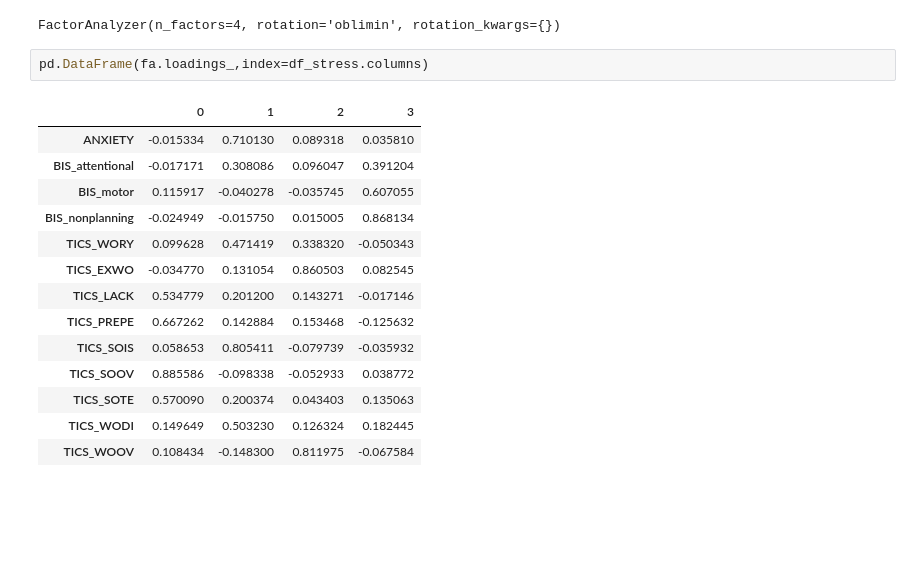
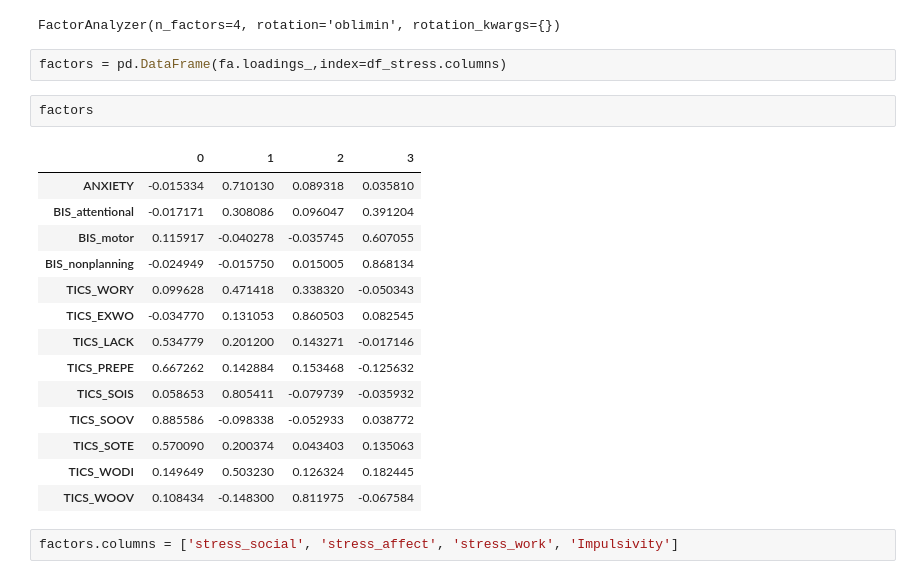
Before and after one commit to 2020201079/brsm-project, a Jupyter notebook: BRSM_Project.ipynb, the cells around one changed output. Saved outputs shown, nothing was run; the diff lists cells and outputs as text; blank space fills up the shorter version.

Commit message:
Give col names to factor analysis

```diff
--- a/BRSM_Project.ipynb
+++ b/BRSM_Project.ipynb
@@ -289,19 +289,23 @@ fa.fit(df_stress)
 # %% [output]
 FactorAnalyzer(n_factors=4, rotation='oblimin', rotation_kwargs={})
 # %%
-pd.DataFrame(fa.loadings_,index=df_stress.columns)
+factors = pd.DataFrame(fa.loadings_,index=df_stress.columns)
-# %% [output]
-|  | 0 | 1 | 2 | 3 |
-| ANXIETY | -0.015334 | 0.710130 | 0.089318 | 0.035810 |
-| BIS_attentional | -0.017171 | 0.308086 | 0.096047 | 0.391204 |
-| BIS_motor | 0.115917 | -0.040278 | -0.035745 | 0.607055 |
-| BIS_nonplanning | -0.024949 | -0.015750 | 0.015005 | 0.868134 |
-| TICS_WORY | 0.099628 | 0.471419 | 0.338320 | -0.050343 |
-| TICS_EXWO | -0.034770 | 0.131054 | 0.860503 | 0.082545 |
-| TICS_LACK | 0.534779 | 0.201200 | 0.143271 | -0.017146 |
-| TICS_PREPE | 0.667262 | 0.142884 | 0.153468 | -0.125632 |
-| TICS_SOIS | 0.058653 | 0.805411 | -0.079739 | -0.035932 |
-| TICS_SOOV | 0.885586 | -0.098338 | -0.052933 | 0.038772 |
-| TICS_SOTE | 0.570090 | 0.200374 | 0.043403 | 0.135063 |
-| TICS_WODI | 0.149649 | 0.503230 | 0.126324 | 0.182445 |
-| TICS_WOOV | 0.108434 | -0.148300 | 0.811975 | -0.067584 |
+# %%
+factors
+# %% [output]
+|  | 0 | 1 | 2 | 3 |
+| ANXIETY | -0.015334 | 0.710130 | 0.089318 | 0.035810 |
+| BIS_attentional | -0.017171 | 0.308086 | 0.096047 | 0.391204 |
+| BIS_motor | 0.115917 | -0.040278 | -0.035745 | 0.607055 |
+| BIS_nonplanning | -0.024949 | -0.015750 | 0.015005 | 0.868134 |
+| TICS_WORY | 0.099628 | 0.471418 | 0.338320 | -0.050343 |
+| TICS_EXWO | -0.034770 | 0.131053 | 0.860503 | 0.082545 |
+| TICS_LACK | 0.534779 | 0.201200 | 0.143271 | -0.017146 |
+| TICS_PREPE | 0.667262 | 0.142884 | 0.153468 | -0.125632 |
+| TICS_SOIS | 0.058653 | 0.805411 | -0.079739 | -0.035932 |
+| TICS_SOOV | 0.885586 | -0.098338 | -0.052933 | 0.038772 |
+| TICS_SOTE | 0.570090 | 0.200374 | 0.043403 | 0.135063 |
+| TICS_WODI | 0.149649 | 0.503230 | 0.126324 | 0.182445 |
+| TICS_WOOV | 0.108434 | -0.148300 | 0.811975 | -0.067584 |
+# %%
+factors.columns = ['stress_social', 'stress_affect', 'stress_work', 'Impulsivity']
```
Also changed, not shown: parts of 3 cells of this notebook.
